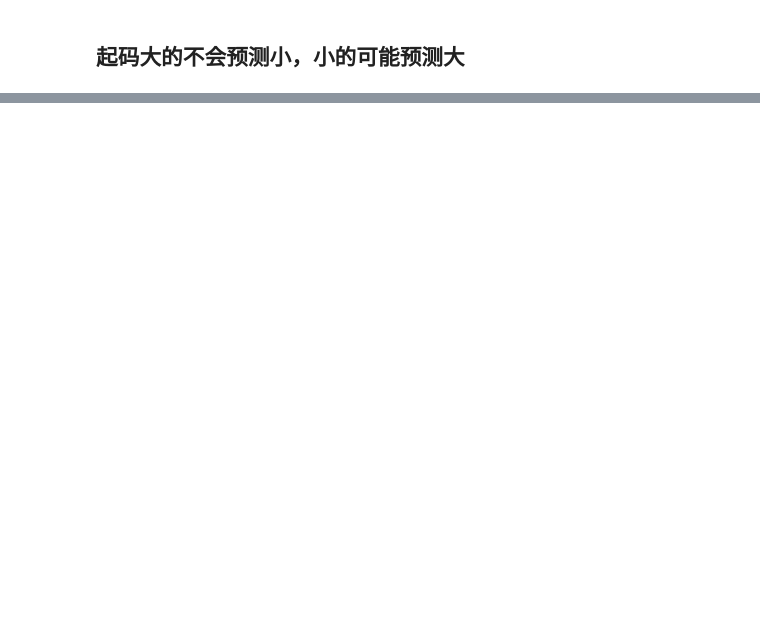
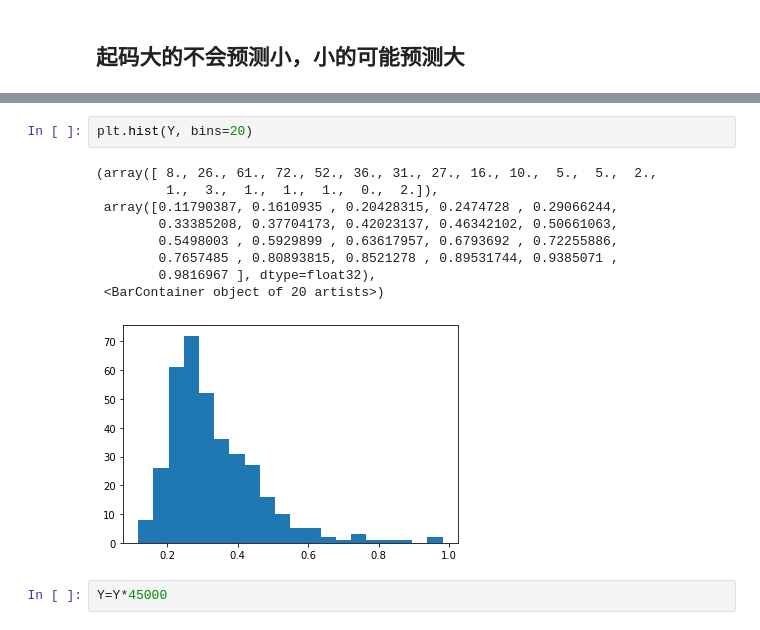
Before and after one commit to zhaoguoxiang/ML-for-NLO-gamma, a Jupyter notebook: dl_models/main.ipynb, the cells around one changed output, grey strips where cells are left out. Saved outputs shown, nothing was run; the diff lists cells and outputs as text; blank space fills up the shorter version.

```diff
--- a/dl_models/main.ipynb
+++ b/dl_models/main.ipynb
@@ -153,0 +158,14 @@ plt.show()
+# %%
+plt.hist(Y, bins=20)
+# %% [output]
+(array([ 8., 26., 61., 72., 52., 36., 31., 27., 16., 10.,  5.,  5.,  2.,
+         1.,  3.,  1.,  1.,  1.,  0.,  2.]),
+ array([0.11790387, 0.1610935 , 0.20428315, 0.2474728 , 0.29066244,
+        0.33385208, 0.37704173, 0.42023137, 0.46342102, 0.50661063,
+        0.5498003 , 0.5929899 , 0.63617957, 0.6793692 , 0.72255886,
+        0.7657485 , 0.80893815, 0.8521278 , 0.89531744, 0.9385071 ,
+        0.9816967 ], dtype=float32),
+ <BarContainer object of 20 artists>)
+[figure, added]
+# %%
+Y=Y*45000
```
Also changed, not shown: parts of 5 cells of this notebook, 5 other files.
